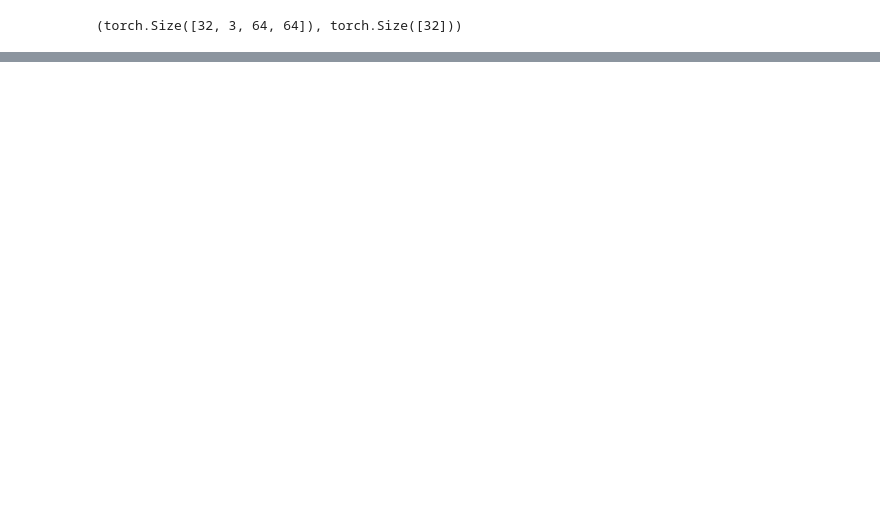
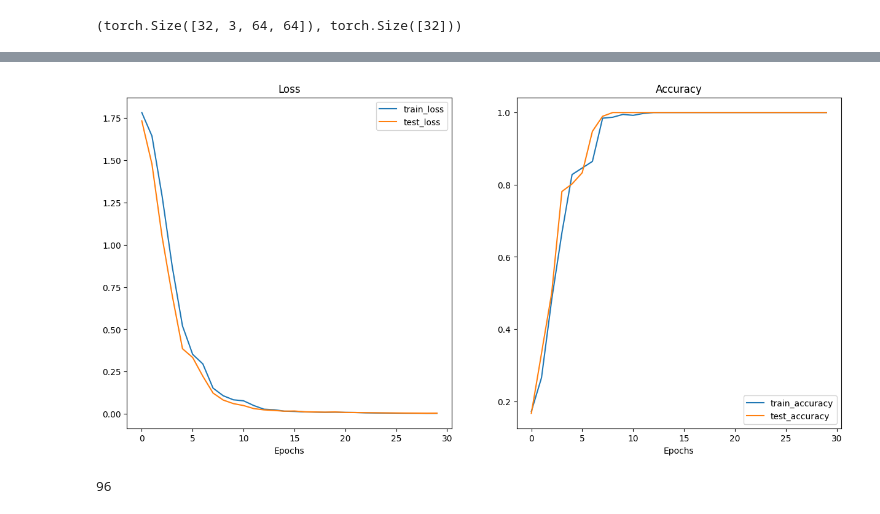
Before and after one commit to Janexo0/pytorch-rolling-bearings, a Jupyter notebook: CNN.ipynb, the cells around one changed output, grey strips where cells are left out. Cells and saved outputs as stored; diff of their text form; code cells hidden in the pictures; blank space fills up the shorter version.

```diff
--- a/CNN.ipynb
+++ b/CNN.ipynb
@@ -299,6 +303,9 @@ def test_step(model: torch.nn.Module,
   model.eval()
 
   test_loss, test_acc = 0, 0
+  all_preds = []
+  all_labels = []
+
 
   with torch.inference_mode():
     for batch, (X, y) in enumerate(dataloader):
@@ -312,9 +319,15 @@ def test_step(model: torch.nn.Module,
       test_pred_labels = test_pred_logits.argmax(dim=1)
       test_acc += ((test_pred_labels == y).sum().item()/len(test_pred_labels))
 
+      all_preds.append(test_pred_labels)
+      all_labels.append(y)
+
+  all_preds = torch.cat(all_preds)
+  all_labels = torch.cat(all_labels)
+
   test_loss = test_loss / len(dataloader)
   test_acc = test_acc / len(dataloader)
-  return test_loss, test_acc
+  return test_loss, test_acc, all_preds, all_labels
 # %%
 def train(model: torch.nn.Module,
           train_dataloader: torch.utils.data.DataLoader,
@@ -351,7 +389,7 @@ def train(model: torch.nn.Module,
 #torch.cuda.manual_seed(42)
 
 NUM_EPOCHS = 30
-model_0 = TinyVgg(input_shape=3,
+model_0 = CustomTinyVGG(input_shape=3,
                   hidden_units=10,
                   output_shape=len(train_data_simple.classes)).to(device)
 
@@ -390,0 +445,29 @@ Total training time: 196.439 seconds.
+# %%
+def plot_loss_curves(results: Dict[str, List[float]]):
+  "plots trainnig curves of a results dictionary"
+
+  loss = results["train_loss"]
+  test_loss = results["test_loss"]
+  accuracy = results["train_acc"]
+  test_accuracy = results["test_acc"]
+
+  epochs = range(len(results["train_loss"]))
+
+  plt.figure(figsize=(15, 7))
+  plt.subplot(1, 2, 1)
+  plt.plot(epochs, loss, label="train_loss")
+  plt.plot(epochs, test_loss, label="test_loss")
+  plt.title("Loss")
+  plt.xlabel("Epochs")
+  plt.legend()
+
+  plt.subplot(1, 2, 2)
+  plt.plot(epochs, accuracy, label="train_accuracy")
+  plt.plot(epochs, test_accuracy, label="test_accuracy")
+  plt.title("Accuracy")
+  plt.xlabel("Epochs")
+  plt.legend();
+# %%
+plot_loss_curves(model_0_results)
+# %% [output]
+[figure, added]
@@ -390,0 +482,4 @@ Total training time: 196.439 seconds.
+# %%
+len(test_data_simple)
+# %% [output]
+96
```
Also changed, not shown: parts of 11 cells of this notebook.
